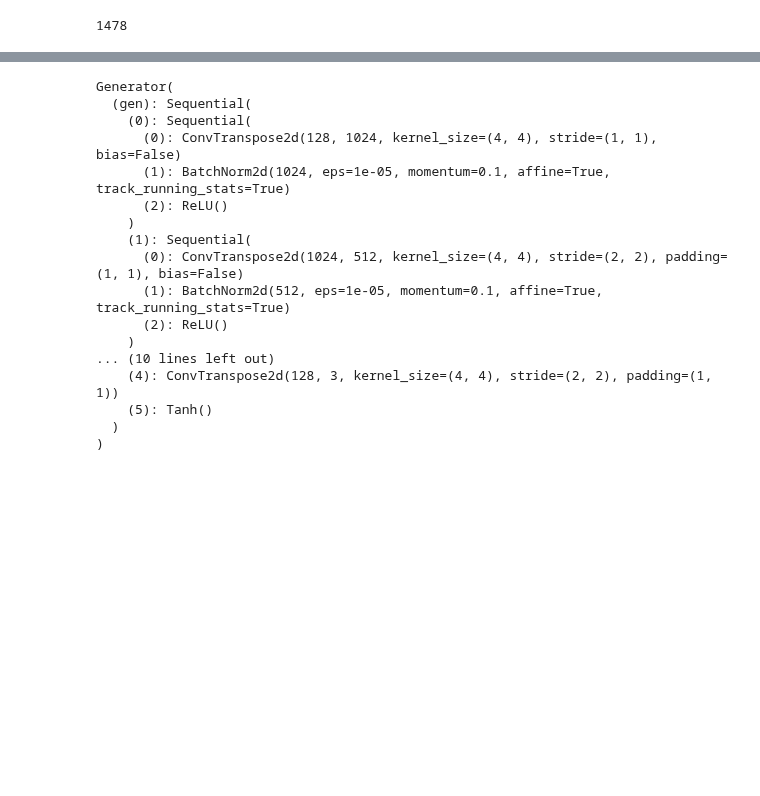
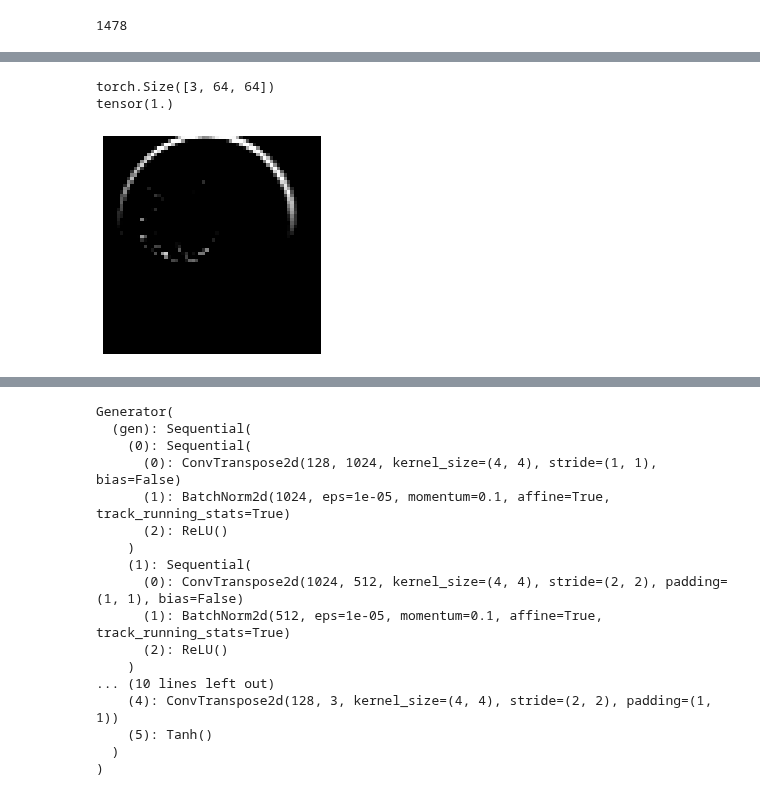
Before and after one commit to saquibali7/GANs, a Jupyter notebook: GAN3_WGAN.ipynb, the cells around one changed output, grey strips where cells are left out. Saved outputs shown, nothing was run; the diff lists cells and outputs as text; code cells hidden in the pictures; blank space fills up the shorter version.

```diff
--- a/GAN3_WGAN.ipynb
+++ b/GAN3_WGAN.ipynb
@@ -164,3 +179,11 @@ initialise_weights(critic)
 initialise_weights(gen)
 opt_critic = optim.RMSprop(critic.parameters(), lr=LEARNING_RATE)
 opt_gen = optim.RMSprop(gen.parameters(), lr=LEARNING_RATE)
+# %%
+for batch , image in enumerate(loader):
+  print(image[3].shape)
+  print( torch.max(image[0]))
+  plt.imshow(image[0].permute(1, 2, 0))
+  plt.axis("off")
+  break
+# %% [output]
@@ -167,3 +191,6 @@ opt_gen = optim.RMSprop(gen.parameters(), lr=LEARNING_RATE)
+torch.Size([3, 64, 64])
+tensor(1.)
+[figure, added]
 # %%
 fixed_noise = torch.randn(32, NOISE_DIM, 1,1).to(device)
 # %%
```
Also changed, not shown: parts of 13 cells of this notebook.
